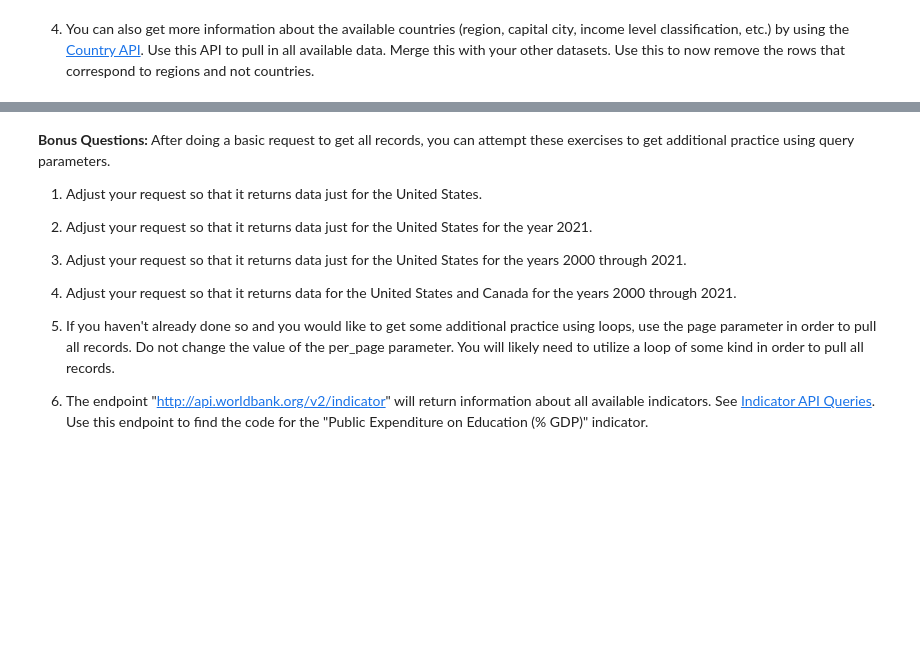
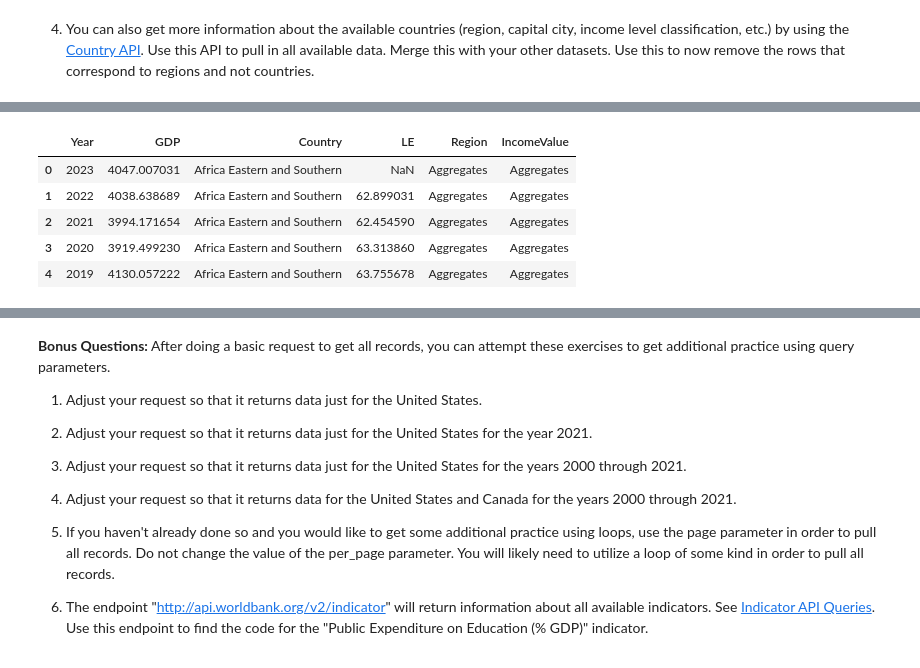
Before and after one commit to nss-data-science-cohort-8/api-exercise-JEFFDAVISJR, a Jupyter notebook: notebooks/UN_Data_API_Exercise.ipynb, the cells around one changed output, grey strips where cells are left out. Saved outputs shown, nothing was run; the diff lists cells and outputs as text; code cells hidden in the pictures; blank space fills up the shorter version.

```diff
--- a/notebooks/UN_Data_API_Exercise.ipynb
+++ b/notebooks/UN_Data_API_Exercise.ipynb
@@ -101,2 +164,5 @@ gdp.head()
 # %% [markdown]
 3. Merge the two results DataFrames together. You may want to rename or drop columns prior to merging.
+# %%
+gdp_le = pd.merge(gdp,le,how="inner",on=['Year','Country'])
+gdp_le.head()
@@ -104,0 +212,4 @@ gdp.head()
+# %%
+country = country[['name','region.value','incomeLevel.value']]
+country = country.rename(columns = {'name':'Country','region.value':'Region','incomeLevel.value':'IncomeValue'})
+country.head()
@@ -104,0 +223,10 @@ gdp.head()
+# %%
+gdp_le_region = pd.merge(gdp_le,country,how="inner",on=['Country'])
+gdp_le_region.head()
+# %% [output]
+|  | Year | GDP | Country | LE | Region | IncomeValue |
+| 0 | 2023 | 4047.007031 | Africa Eastern and Southern | NaN | Aggregates | Aggregates |
+| 1 | 2022 | 4038.638689 | Africa Eastern and Southern | 62.899031 | Aggregates | Aggregates |
+| 2 | 2021 | 3994.171654 | Africa Eastern and Southern | 62.454590 | Aggregates | Aggregates |
+| 3 | 2020 | 3919.499230 | Africa Eastern and Southern | 63.313860 | Aggregates | Aggregates |
+| 4 | 2019 | 4130.057222 | Africa Eastern and Southern | 63.755678 | Aggregates | Aggregates |
```
Also changed, not shown: parts of 15 cells of this notebook.
